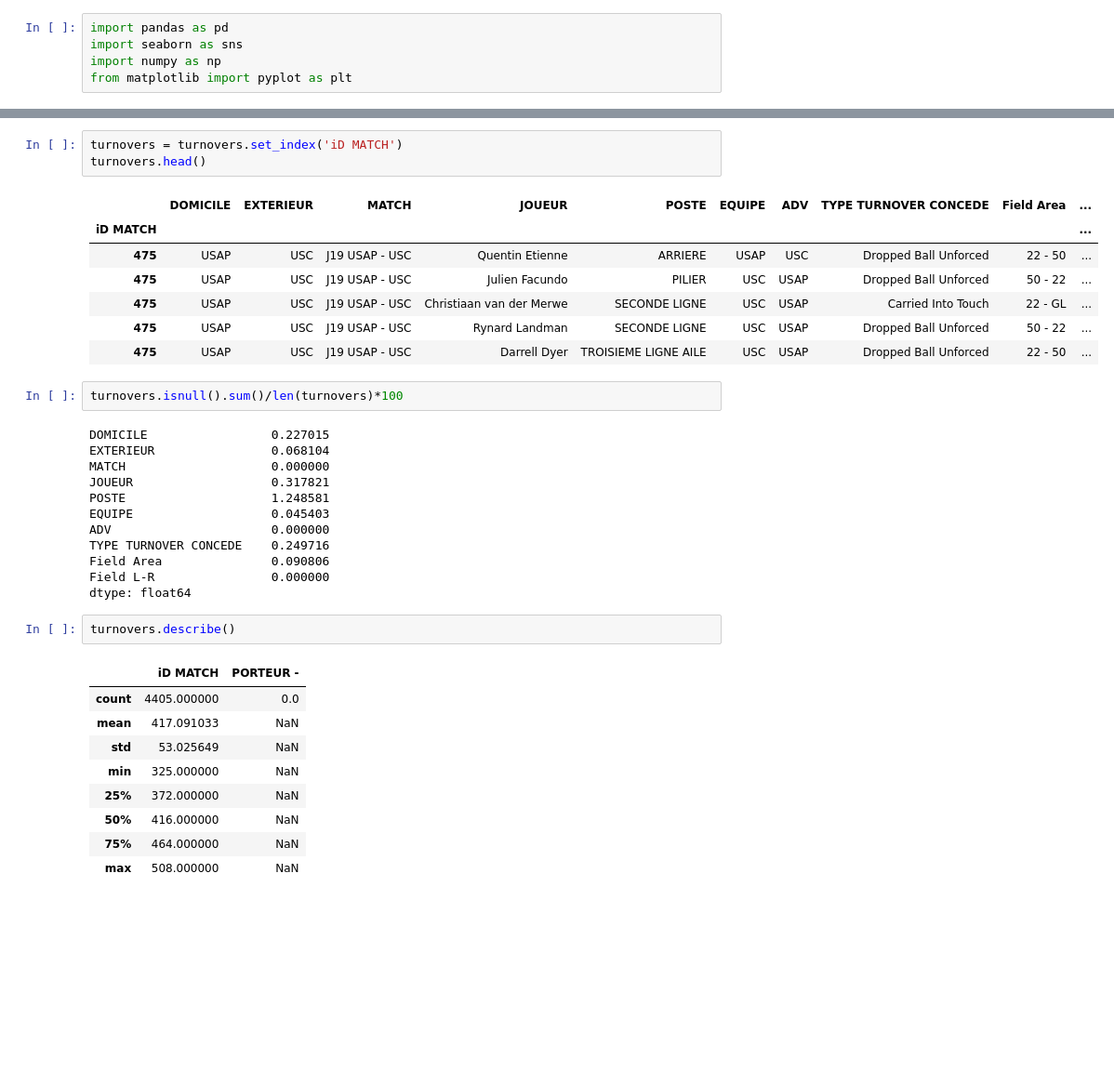
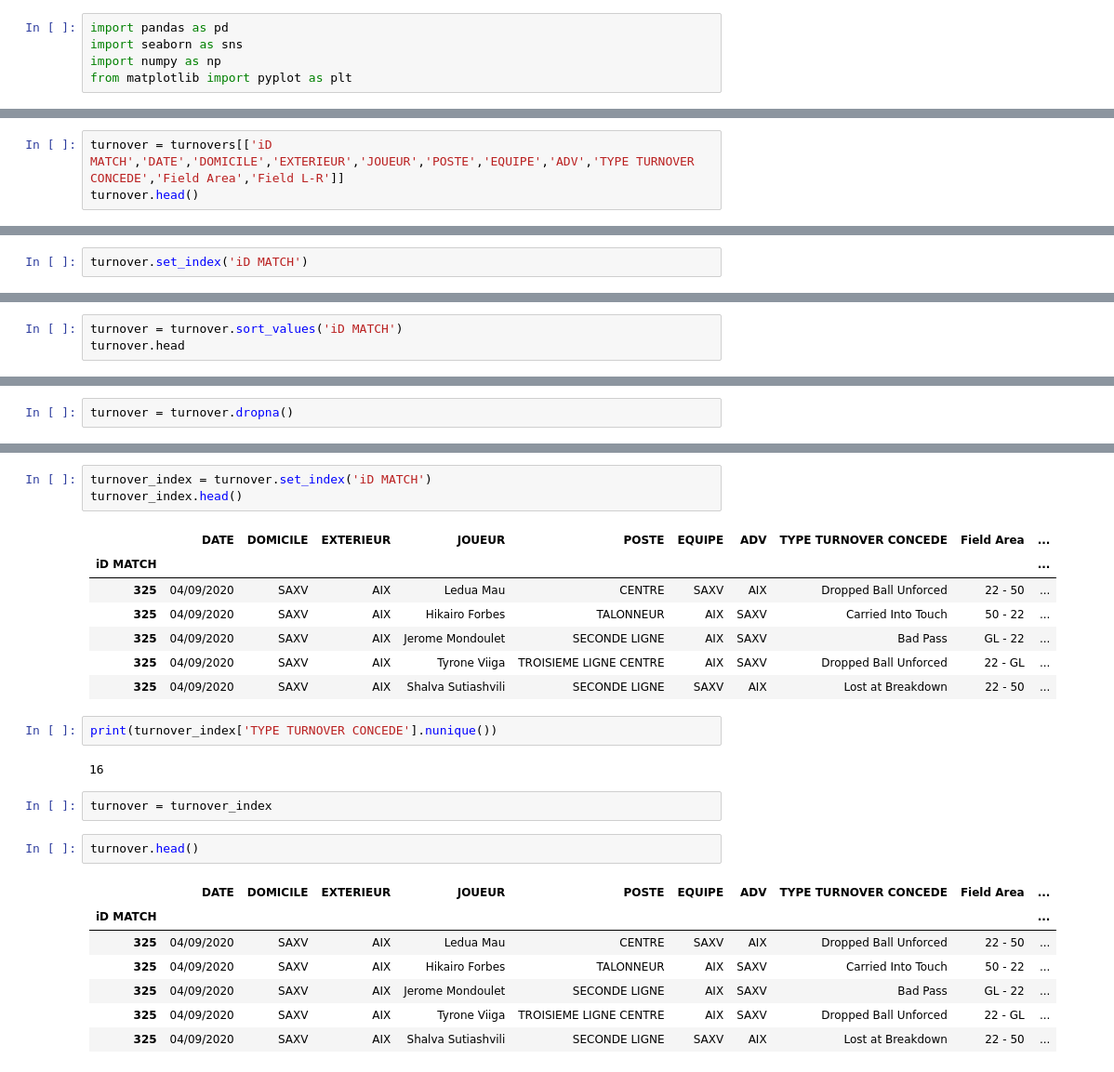
Before and after one commit to UCDPAIanSheridan/UCDPA_IanSheridan, a Jupyter notebook: MyProject.ipynb, the cells around one changed output, grey strips where cells are left out. Shown: that part at 93% size. Cells and saved outputs as stored; diff of their text form; blank space fills up the shorter version.

Commit message:
Added tables and loc

```diff
--- a/MyProject.ipynb
+++ b/MyProject.ipynb
@@ -27,0 +16,3 @@ turnovers.info
+# %%
+turnover = turnovers[['iD MATCH','DATE','DOMICILE','EXTERIEUR','JOUEUR','POSTE','EQUIPE','ADV','TYPE TURNOVER CONCEDE','Field Area','Field L-R']]
+turnover.head()
@@ -27,0 +26,2 @@ turnovers.info
+# %%
+turnover.set_index('iD MATCH')
@@ -27,0 +43,3 @@ turnovers.info
+# %%
+turnover = turnover.sort_values('iD MATCH')
+turnover.head
@@ -27,0 +98,2 @@ turnovers.info
+# %%
+turnover = turnover.dropna()
@@ -28,37 +113,27 @@ turnovers.info
 # %%
-turnovers = turnovers.set_index('iD MATCH')
-turnovers.head()
+turnover_index = turnover.set_index('iD MATCH')
+turnover_index.head()
 # %% [output]
-|  | DOMICILE | EXTERIEUR | MATCH | JOUEUR | POSTE | EQUIPE | ADV | TYPE TURNOVER CONCEDE | Field Area | ... |
+|  | DATE | DOMICILE | EXTERIEUR | JOUEUR | POSTE | EQUIPE | ADV | TYPE TURNOVER CONCEDE | Field Area | ... |
 | iD MATCH |  |  |  |  |  |  |  |  |  | ... |
-| 475 | USAP | USC | J19 USAP - USC | Quentin Etienne | ARRIERE | USAP | USC | Dropped Ball Unforced | 22 - 50 | ... |
-| 475 | USAP | USC | J19 USAP - USC | Julien Facundo | PILIER | USC | USAP | Dropped Ball Unforced | 50 - 22 | ... |
-| 475 | USAP | USC | J19 USAP - USC | Christiaan van der Merwe | SECONDE LIGNE | USC | USAP | Carried Into Touch | 22 - GL | ... |
-| 475 | USAP | USC | J19 USAP - USC | Rynard Landman | SECONDE LIGNE | USC | USAP | Dropped Ball Unforced | 50 - 22 | ... |
-| 475 | USAP | USC | J19 USAP - USC | Darrell Dyer | TROISIEME LIGNE AILE | USC | USAP | Dropped Ball Unforced | 22 - 50 | ... |
+| 325 | 04/09/2020 | SAXV | AIX | Ledua Mau | CENTRE | SAXV | AIX | Dropped Ball Unforced | 22 - 50 | ... |
+| 325 | 04/09/2020 | SAXV | AIX | Hikairo Forbes | TALONNEUR | AIX | SAXV | Carried Into Touch | 50 - 22 | ... |
+| 325 | 04/09/2020 | SAXV | AIX | Jerome Mondoulet | SECONDE LIGNE | AIX | SAXV | Bad Pass | GL - 22 | ... |
+| 325 | 04/09/2020 | SAXV | AIX | Tyrone Viiga | TROISIEME LIGNE CENTRE | AIX | SAXV | Dropped Ball Unforced | 22 - GL | ... |
+| 325 | 04/09/2020 | SAXV | AIX | Shalva Sutiashvili | SECONDE LIGNE | SAXV | AIX | Lost at Breakdown | 22 - 50 | ... |
-# %%
-turnovers.isnull().sum()/len(turnovers)*100
-# %% [output]
-DOMICILE                 0.227015
-EXTERIEUR                0.068104
-MATCH                    0.000000
-JOUEUR                   0.317821
-POSTE                    1.248581
-EQUIPE                   0.045403
-ADV                      0.000000
-TYPE TURNOVER CONCEDE    0.249716
-Field Area               0.090806
-Field L-R                0.000000
-dtype: float64
-# %%
-turnovers.describe()
-# %% [output]
-|  | iD MATCH | PORTEUR - |
-| count | 4405.000000 | 0.0 |
-| mean | 417.091033 | NaN |
-| std | 53.025649 | NaN |
-| min | 325.000000 | NaN |
-| 25% | 372.000000 | NaN |
-| 50% | 416.000000 | NaN |
-| 75% | 464.000000 | NaN |
-| max | 508.000000 | NaN |
+# %%
+print(turnover_index['TYPE TURNOVER CONCEDE'].nunique())
+# %% [output]
+16
+# %%
+turnover = turnover_index
+# %%
+turnover.head()
+# %% [output]
+|  | DATE | DOMICILE | EXTERIEUR | JOUEUR | POSTE | EQUIPE | ADV | TYPE TURNOVER CONCEDE | Field Area | ... |
+| iD MATCH |  |  |  |  |  |  |  |  |  | ... |
+| 325 | 04/09/2020 | SAXV | AIX | Ledua Mau | CENTRE | SAXV | AIX | Dropped Ball Unforced | 22 - 50 | ... |
+| 325 | 04/09/2020 | SAXV | AIX | Hikairo Forbes | TALONNEUR | AIX | SAXV | Carried Into Touch | 50 - 22 | ... |
+| 325 | 04/09/2020 | SAXV | AIX | Jerome Mondoulet | SECONDE LIGNE | AIX | SAXV | Bad Pass | GL - 22 | ... |
+| 325 | 04/09/2020 | SAXV | AIX | Tyrone Viiga | TROISIEME LIGNE CENTRE | AIX | SAXV | Dropped Ball Unforced | 22 - GL | ... |
+| 325 | 04/09/2020 | SAXV | AIX | Shalva Sutiashvili | SECONDE LIGNE | SAXV | AIX | Lost at Breakdown | 22 - 50 | ... |
```
Also changed, not shown: parts of 14 cells of this notebook.
